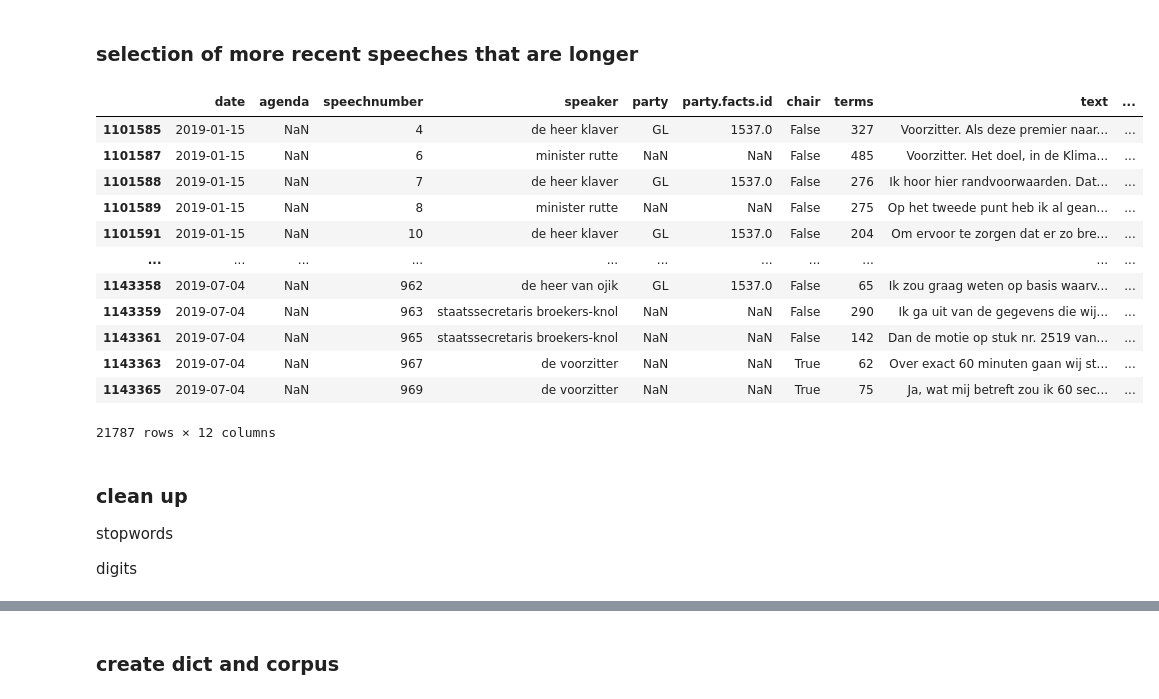
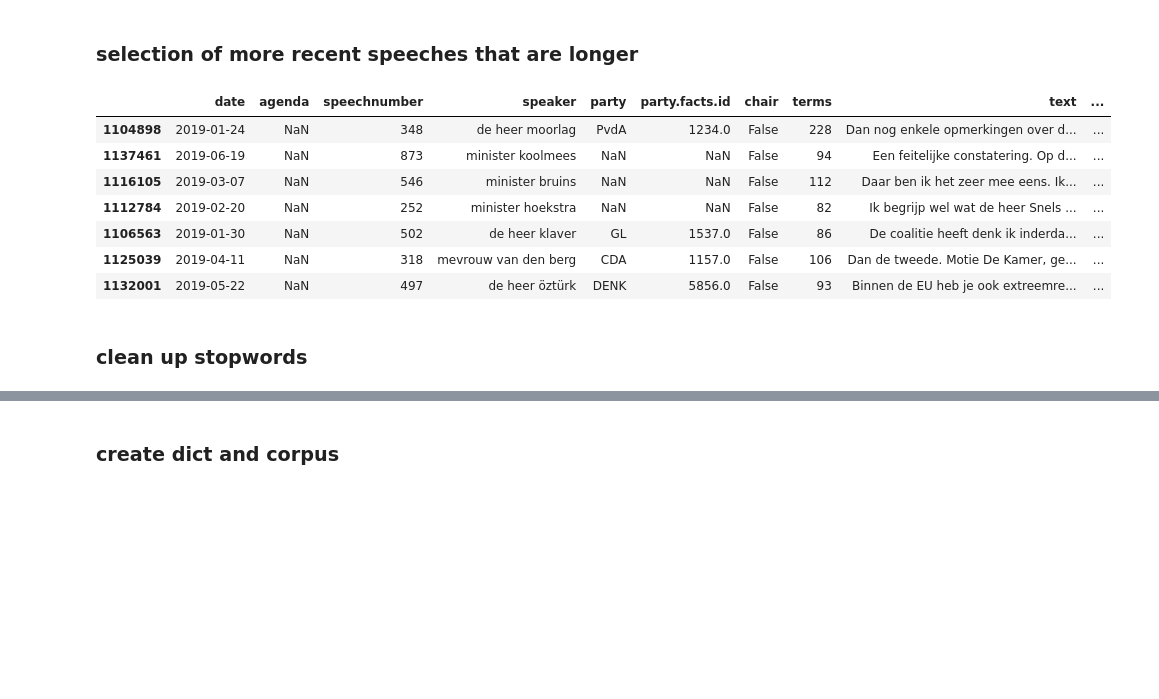
Before and after one commit to longhowlam/kamer_debatten, a Jupyter notebook: tweede_kamer_Topic_Modeling.ipynb, the cells around one changed output, grey strips where cells are left out. Cells and saved outputs as stored; diff of their text form; code cells hidden in the pictures; blank space fills up the shorter version.

```diff
--- a/tweede_kamer_Topic_Modeling.ipynb
+++ b/tweede_kamer_Topic_Modeling.ipynb
@@ -62,31 +58,22 @@ tweede_kamer.sample(10)
 recente_speeches = (
     tweede_kamer
     .query('datum > "2019-01-01"')
-    .query('terms > 40')
+    .query('terms > 50')
     .query('terms < 1000')
 )
 # %%
-recente_speeches
+recente_speeches.sample(7)
 # %% [output]
 |  | date | agenda | speechnumber | speaker | party | party.facts.id | chair | terms | text | ... |
-| 1101585 | 2019-01-15 | NaN | 4 | de heer klaver | GL | 1537.0 | False | 327 | Voorzitter. Als deze premier naar... | ... |
-| 1101587 | 2019-01-15 | NaN | 6 | minister rutte | NaN | NaN | False | 485 | Voorzitter. Het doel, in de Klima... | ... |
-| 1101588 | 2019-01-15 | NaN | 7 | de heer klaver | GL | 1537.0 | False | 276 | Ik hoor hier randvoorwaarden. Dat... | ... |
-| 1101589 | 2019-01-15 | NaN | 8 | minister rutte | NaN | NaN | False | 275 | Op het tweede punt heb ik al gean... | ... |
-| 1101591 | 2019-01-15 | NaN | 10 | de heer klaver | GL | 1537.0 | False | 204 | Om ervoor te zorgen dat er zo bre... | ... |
-| ... | ... | ... | ... | ... | ... | ... | ... | ... | ... | ... |
-| 1143358 | 2019-07-04 | NaN | 962 | de heer van ojik | GL | 1537.0 | False | 65 | Ik zou graag weten op basis waarv... | ... |
-| 1143359 | 2019-07-04 | NaN | 963 | staatssecretaris broekers-knol | NaN | NaN | False | 290 | Ik ga uit van de gegevens die wij... | ... |
-| 1143361 | 2019-07-04 | NaN | 965 | staatssecretaris broekers-knol | NaN | NaN | False | 142 | Dan de motie op stuk nr. 2519 van... | ... |
-| 1143363 | 2019-07-04 | NaN | 967 | de voorzitter | NaN | NaN | True | 62 | Over exact 60 minuten gaan wij st... | ... |
-| 1143365 | 2019-07-04 | NaN | 969 | de voorzitter | NaN | NaN | True | 75 | Ja, wat mij betreft zou ik 60 sec... | ... |
+| 1104898 | 2019-01-24 | NaN | 348 | de heer moorlag | PvdA | 1234.0 | False | 228 | Dan nog enkele opmerkingen over d... | ... |
+| 1137461 | 2019-06-19 | NaN | 873 | minister koolmees | NaN | NaN | False | 94 | Een feitelijke constatering. Op d... | ... |
+| 1116105 | 2019-03-07 | NaN | 546 | minister bruins | NaN | NaN | False | 112 | Daar ben ik het zeer mee eens. Ik... | ... |
+| 1112784 | 2019-02-20 | NaN | 252 | minister hoekstra | NaN | NaN | False | 82 | Ik begrijp wel wat de heer Snels ... | ... |
+| 1106563 | 2019-01-30 | NaN | 502 | de heer klaver | GL | 1537.0 | False | 86 | De coalitie heeft denk ik inderda... | ... |
+| 1125039 | 2019-04-11 | NaN | 318 | mevrouw van den berg | CDA | 1157.0 | False | 106 | Dan de tweede. Motie De Kamer, ge... | ... |
+| 1132001 | 2019-05-22 | NaN | 497 | de heer öztürk | DENK | 5856.0 | False | 93 | Binnen de EU heb je ook extreemre... | ... |
-21787 rows × 12 columns
 # %% [markdown]
-### clean up
-
-stopwords
-
-digits
+### clean up stopwords
 # %%
 %%time
 
```
Also changed, not shown: parts of 14 cells of this notebook.
